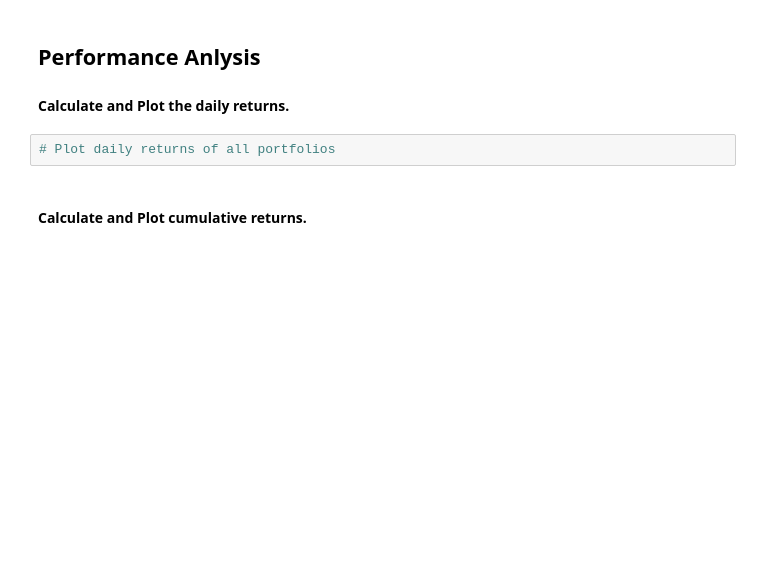
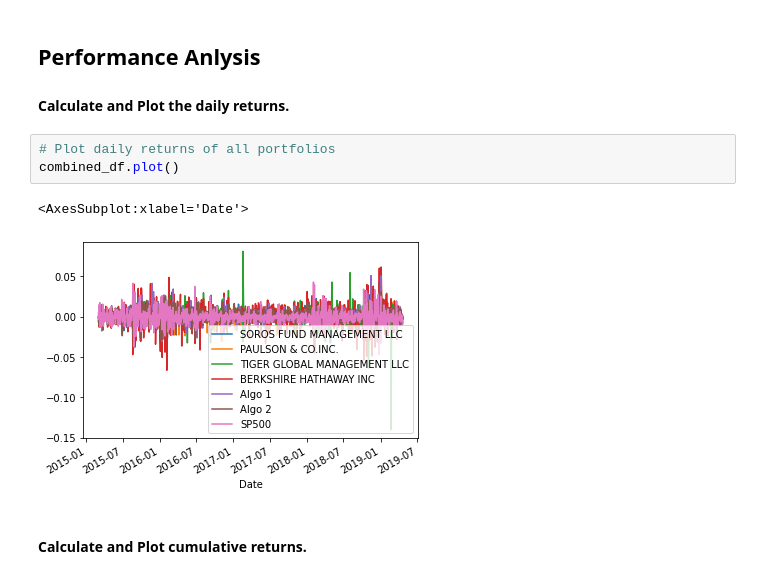
Before and after one commit to al-gladkow/Whale-Analysis, a Jupyter notebook: challenge-files/whale_analysis.ipynb, the cells around one changed output. Drawn from its saved outputs; the diff is of its cells as text; blank space fills up the shorter version.

```diff
--- a/challenge-files/whale_analysis.ipynb
+++ b/challenge-files/whale_analysis.ipynb
@@ -209,6 +209,10 @@ In this section, you will calculate and visualize performance and risk metrics f
 #### Calculate and Plot the daily returns.
 # %%
 # Plot daily returns of all portfolios
+combined_df.plot()
+# %% [output]
+<AxesSubplot:xlabel='Date'>
+[figure, added]
 # %% [markdown]
 #### Calculate and Plot cumulative returns.
 # %%
```
Also changed, not shown: parts of 4 cells of this notebook.
